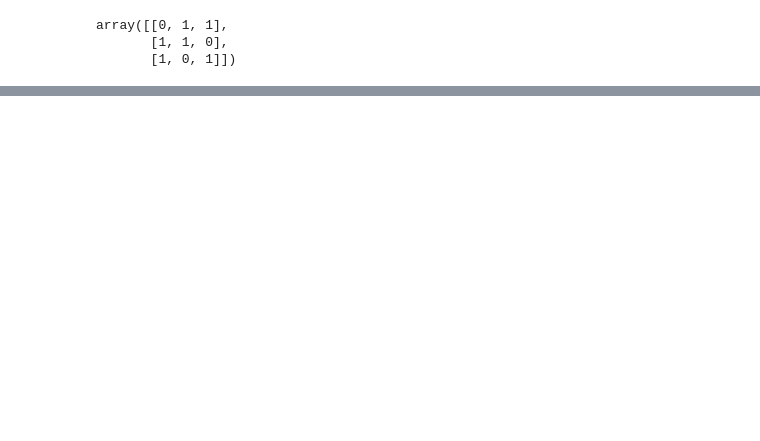
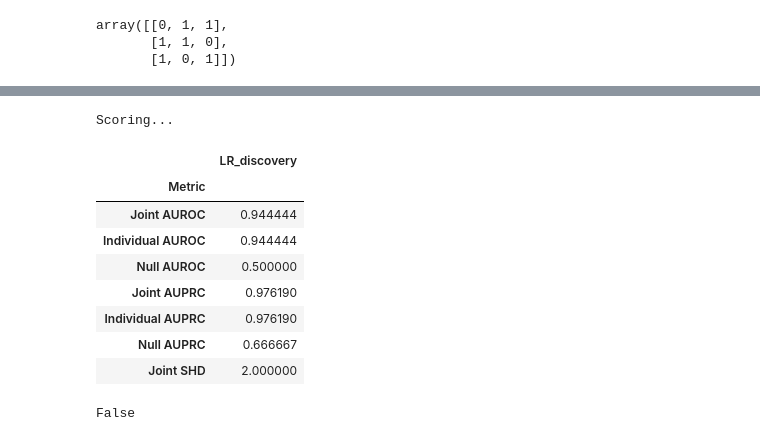
Before and after one commit to julienboussard/ODEDriverIdentifiability, a Jupyter notebook: notebooks/eval_pipeline_lowrankdiscovery.ipynb, the cells around one changed output, grey strips where cells are left out. Saved outputs shown, nothing was run; the diff lists cells and outputs as text; code cells hidden in the pictures; blank space fills up the shorter version.

```diff
--- a/notebooks/eval_pipeline_lowrankdiscovery.ipynb
+++ b/notebooks/eval_pipeline_lowrankdiscovery.ipynb
@@ -78,24 +116,22 @@ timeseries_stacked.shape
 # %% [output]
 (10, 1000, 1, 3)
 # %%
-tau_max = 1 # i.e. one delay only
-# no instantaneous?
+tau_max = 1 # i.e. no delay
 
 ## Estimate adjacency matrix
 lowrank_adj_matrix = []
-lowrank_S_matrix = []
 
-for x in [timeseries_stacked[0]]:
-    lowrank_model = StructuredLowRankDiscovery(
-        k = 1,
+for x in [timeseries[:, :, None][0]]:
+    lowrank_model = StructuredODEDiscovery(
+        t = tau_max,
         n = 3,
         L_lipschitz = 1,
         is_lipschitz = False,
-        hidden_dim = 64, n_layers = 4,
-        t = tau_max,
+        hidden_dim = 32,
+        n_layers = 2,
         device = device,
     )
-    trained_mode, mask = lowrank_model.run(X=torch.tensor(x).to(device), th=0.1, lr=0.0001, lambda_s = 0.001, lambda_w = 0.001, n_outer = 10, n_inner_min_sparse = 0, batch_size=32, n_inner=1000)
+    trained_model, mask = lowrank_model.run(X=torch.tensor(x).to(device), l0_l1_l2='l0', th=0.5, lr=0.001, lambda_grad=100, lambda_m = 0.001, n_inner_min_sparse = 100, batch_size=32, n_inner=4_000, patience = 200)
     lowrank_adj_matrix.append(mask.detach().cpu().numpy())
 #     lowrank_S_matrix.append(copy.deepcopy(lowrank_model.model.S))
 # %% [output]
@@ -128,0 +157,19 @@ array([[[0.93, 0.64, 0.93],
+# %%
+results_scores = score(
+    preds= (np.array(lowrank_adj_matrix)[:5, 0]), #.transpose((0, 2, 1)), # Need to transpos
+    labs= adj_matrix,
+    name='LR_discovery'
+)
+
+results_scores
+# %% [output]
+Scoring...
+|  | LR_discovery |
+| Metric |  |
+| Joint AUROC | 0.944444 |
+| Individual AUROC | 0.944444 |
+| Null AUROC | 0.500000 |
+| Joint AUPRC | 0.976190 |
+| Individual AUPRC | 0.976190 |
+| Null AUPRC | 0.666667 |
+| Joint SHD | 2.000000 |
@@ -128,0 +191,4 @@ array([[[0.93, 0.64, 0.93],
+# %%
+np.any(np.isnan(timeseries_stacked))
+# %% [output]
+False
```
Also changed, not shown: parts of 34 cells of this notebook, 22 other files.
